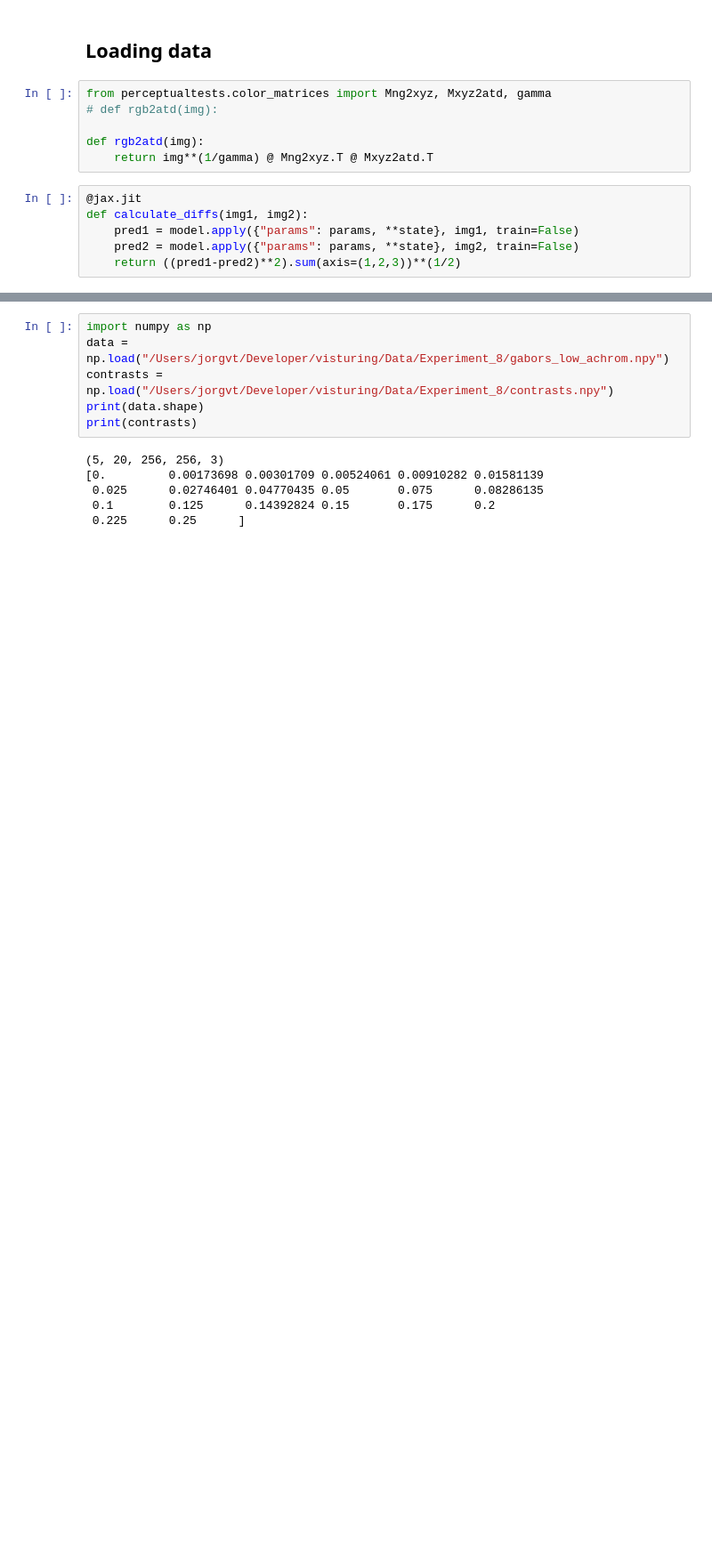
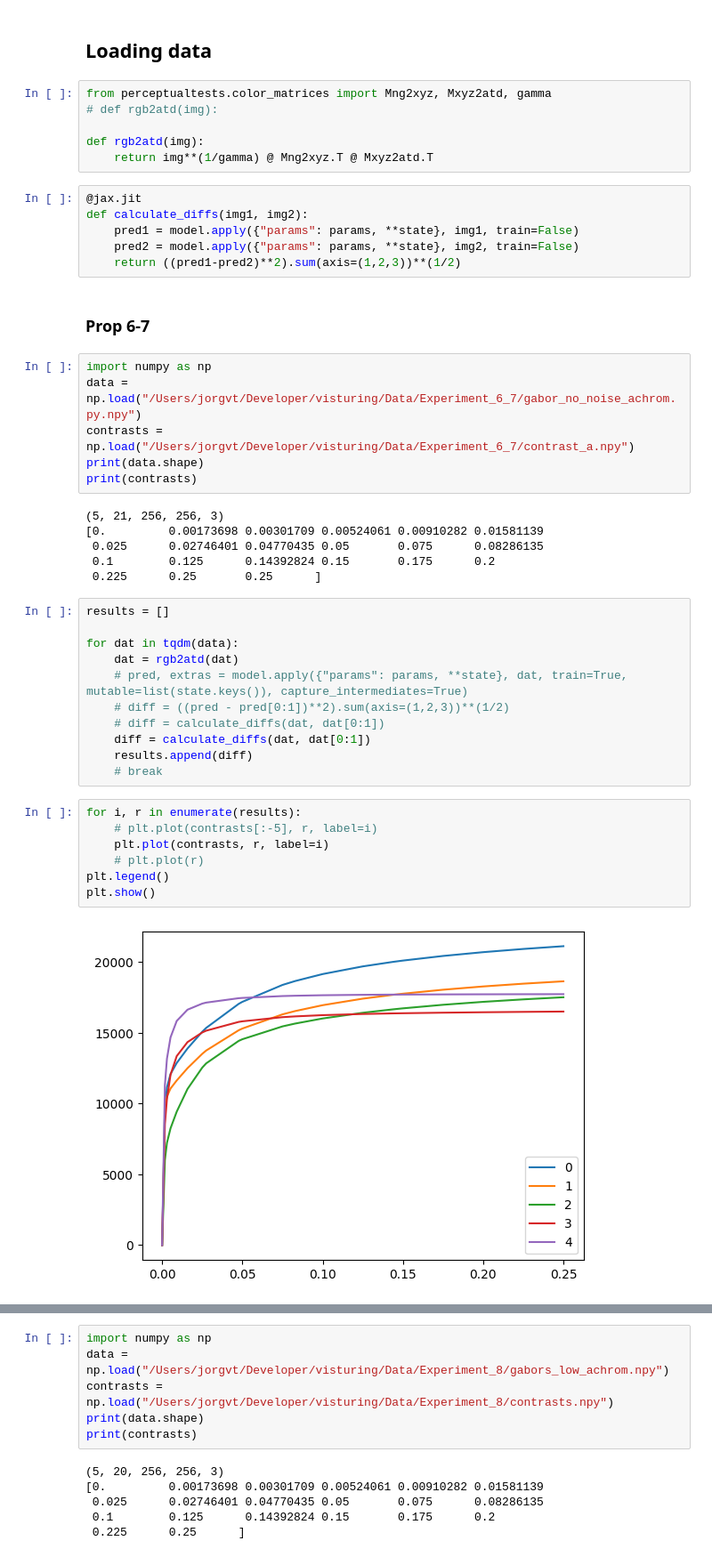
Before and after one commit to Jorgvt/dn_exploration, a Jupyter notebook: Notebooks/00_exploration.ipynb, the cells around one changed output, grey strips where cells are left out. Shown at 89% size. Saved outputs shown, nothing was run; the diff lists cells and outputs as text; blank space fills up the shorter version.

Commit message:
added more props

```diff
--- a/Notebooks/00_exploration.ipynb
+++ b/Notebooks/00_exploration.ipynb
@@ -98,3 +98,37 @@ def calculate_diffs(img1, img2):
     pred1 = model.apply({"params": params, **state}, img1, train=False)
     pred2 = model.apply({"params": params, **state}, img2, train=False)
     return ((pred1-pred2)**2).sum(axis=(1,2,3))**(1/2)
+# %% [markdown]
+### Prop 6-7
+# %%
+import numpy as np
+data = np.load("/Users/jorgvt/Developer/visturing/Data/Experiment_6_7/gabor_no_noise_achrom.py.npy")
+contrasts = np.load("/Users/jorgvt/Developer/visturing/Data/Experiment_6_7/contrast_a.npy")
+print(data.shape)
+print(contrasts)
+# %% [output]
+(5, 21, 256, 256, 3)
+[0.         0.00173698 0.00301709 0.00524061 0.00910282 0.01581139
+ 0.025      0.02746401 0.04770435 0.05       0.075      0.08286135
+ 0.1        0.125      0.14392824 0.15       0.175      0.2
+ 0.225      0.25       0.25      ]
+# %%
+results = []
+
+for dat in tqdm(data):
+    dat = rgb2atd(dat)
+    # pred, extras = model.apply({"params": params, **state}, dat, train=True, mutable=list(state.keys()), capture_intermediates=True)
+    # diff = ((pred - pred[0:1])**2).sum(axis=(1,2,3))**(1/2)
+    # diff = calculate_diffs(dat, dat[0:1])
+    diff = calculate_diffs(dat, dat[0:1])
+    results.append(diff)
+    # break
+# %%
+for i, r in enumerate(results):
+    # plt.plot(contrasts[:-5], r, label=i)
+    plt.plot(contrasts, r, label=i)
+    # plt.plot(r)
+plt.legend()
+plt.show()
+# %% [output]
+[figure, added]
```
Also changed, not shown: parts of 9 cells of this notebook.
